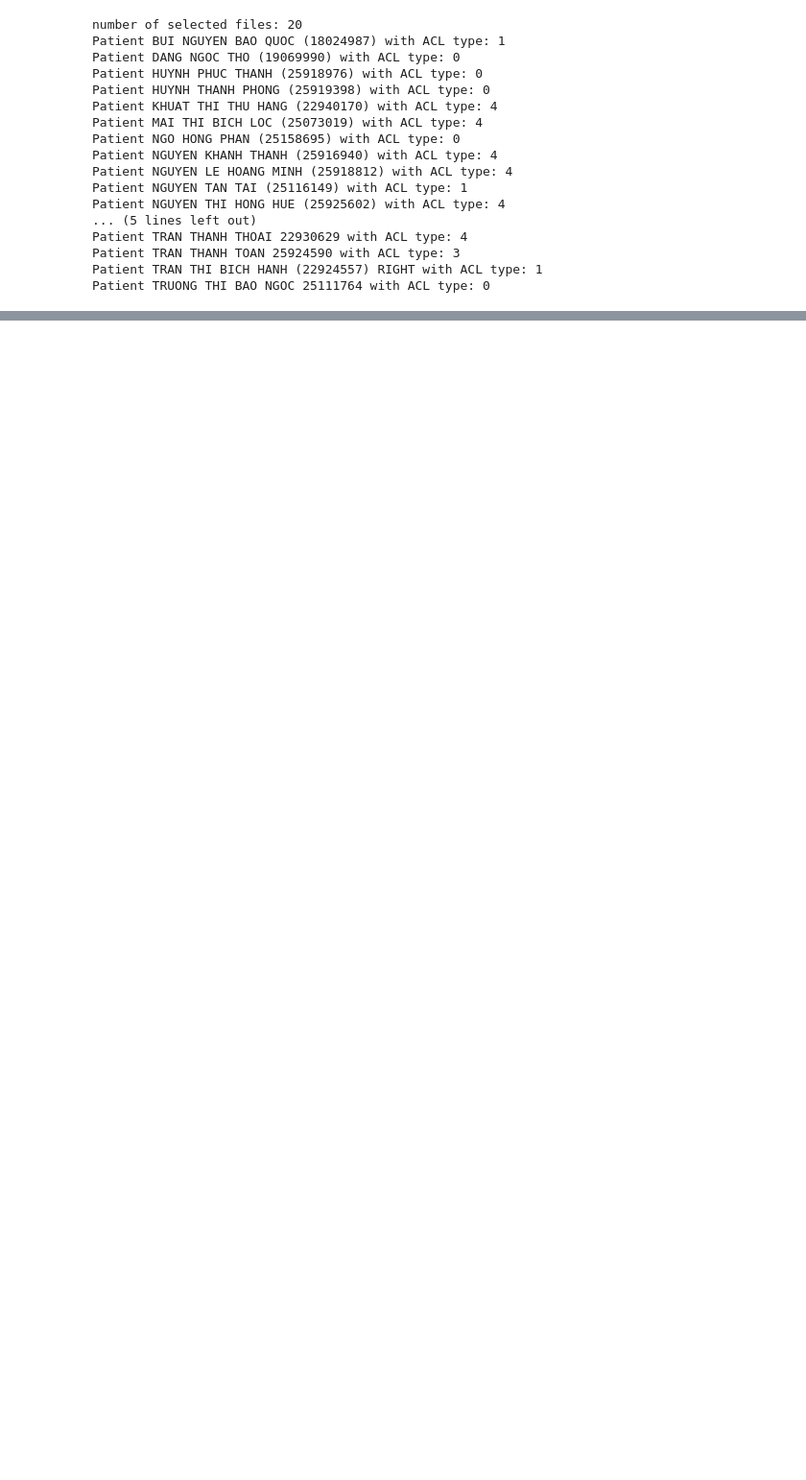
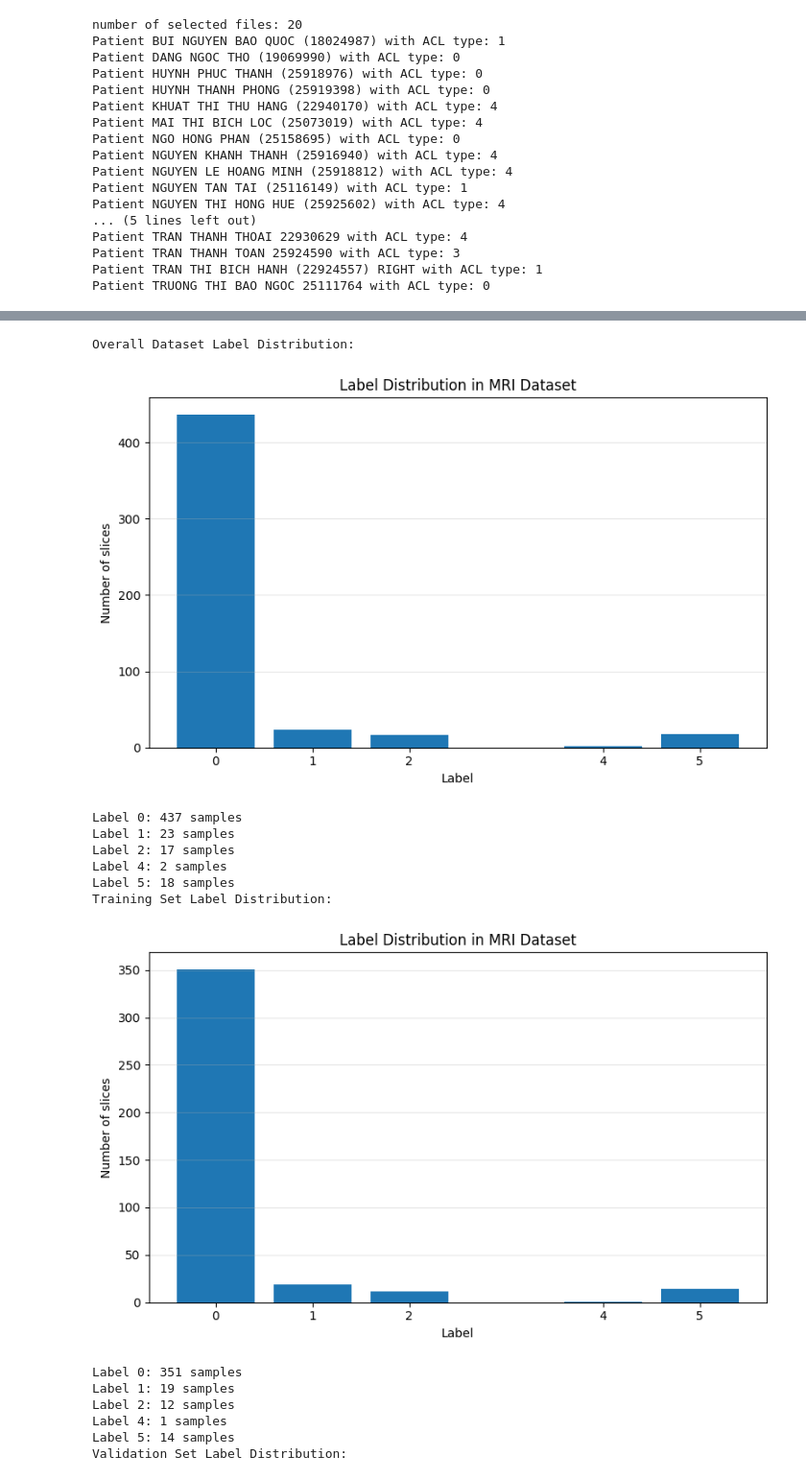
Before and after one commit to DLab1402/my_tool, a Jupyter notebook: Train_LeNet_Data_moi.ipynb, the cells around one changed output, grey strips where cells are left out. Shown at 96% size. Saved outputs shown, nothing was run; the diff lists cells and outputs as text; code cells hidden in the pictures; blank space fills up the shorter version.

Commit message:
Train thử cho data bsi Thuan

```diff
--- a/Train_LeNet_Data_moi.ipynb
+++ b/Train_LeNet_Data_moi.ipynb
@@ -22,13 +30,11 @@ Segment_signal_string="Segmentation.Status:inprogress"
 # %%
 pattern=re.compile(r"^Segment(\d+)_Tags$")
 Segment_signal_string="Segmentation.Status:inprogress"
-
 def get_type_ACL(seg_header:Dict):
     seg_tags={k:v for k,v in seg_header.items() if ((m:=pattern.match(k)) and (0<=int(m.group(1))<=5))}
     for i in range(len(seg_tags)):
         if list(seg_tags.values())[i].startswith(Segment_signal_string):
             return i
-
 def collect_data_and_seg(root_dir: str)->Dict:
     root_dir = Path(root_dir)
     result = {}
@@ -55,7 +61,7 @@ def collect_data_and_seg(root_dir: str)->Dict:
             "type":type_acl
         }
     return result
-root_dir=r"D:\personal_data\Duy Phan Ig\my_tool\Thuan dot 1"
+root_dir=r"D:\Project\ACL\my_tool\Thuan dot 1"
 data_dict=collect_data_and_seg(root_dir)
 print(f"number of selected files: {len(data_dict)}")
 for patient, data in data_dict.items():
@@ -92,9 +119,4 @@ IndentationError: expected an indented block after function definition on line 4
 # %%
 img_transform=transforms.Compose([
-
     transforms.Resize((320,320)),
-    transforms.ToTensor(),
 ])
-label_transform=transforms.Compose([
-    transforms.ToTensor(),
-])
@@ -147,0 +123,4 @@ LeNet(
+# %%
+dataset=MRI_data(data_dict=data_dict,img_trasform=img_transform)
+print(f"Dataset length: {len(dataset)}")
+print(f"Sample image shape: {dataset[39][0].shape}, Sample label: {dataset[39][1]}")
@@ -147,0 +130,6 @@ LeNet(
+# %%
+train_size = int(0.8 * len(dataset))
+val_size = len(dataset) - train_size
+train_dataset, val_dataset = random_split(dataset, [train_size, val_size])
+print(f"Training set size: {len(train_dataset)}")
+print(f"Validation set size: {len(val_dataset)}")
@@ -147,0 +139,47 @@ LeNet(
+# %%
+def plot_label_distribution(dataset):
+    labels = []
+    for _, label in dataset:
+        # handle torch tensor labels
+        if isinstance(label, torch.Tensor):
+            label = label.item()
+        labels.append(label)
+    label_counts = Counter(labels)
+    # sort by label index
+    labels_sorted = sorted(label_counts.keys())
+    counts_sorted = [label_counts[l] for l in labels_sorted]
+    plt.figure(figsize=(8, 5))
+    plt.bar(labels_sorted, counts_sorted)
+    plt.xlabel("Label")
+    plt.ylabel("Number of slices")
+    plt.title("Label Distribution in MRI Dataset")
+    plt.xticks(labels_sorted)
+    plt.grid(axis="y", alpha=0.3)
+    plt.tight_layout()
+    plt.show()
+    # also print counts
+    for l in labels_sorted:
+        print(f"Label {l}: {label_counts[l]} samples")
+# Plot label distribution for the entire dataset, training set, and validation set
+print("Overall Dataset Label Distribution:")
+plot_label_distribution(dataset)
+print("Training Set Label Distribution:")
+plot_label_distribution(train_dataset)
+print("Validation Set Label Distribution:")
+plot_label_distribution(val_dataset)
+# %% [output]
+Overall Dataset Label Distribution:
+[figure, added]
+Label 0: 437 samples
+Label 1: 23 samples
+Label 2: 17 samples
+Label 4: 2 samples
+Label 5: 18 samples
+Training Set Label Distribution:
+[figure, added]
+Label 0: 351 samples
+Label 1: 19 samples
+Label 2: 12 samples
+Label 4: 1 samples
+Label 5: 14 samples
+Validation Set Label Distribution:
```
Also changed, not shown: parts of 16 cells of this notebook, 4 other files.
